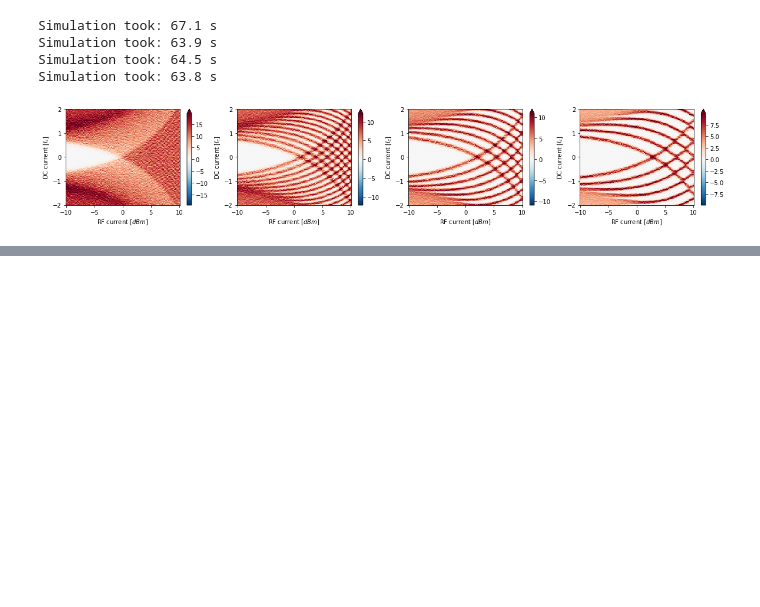
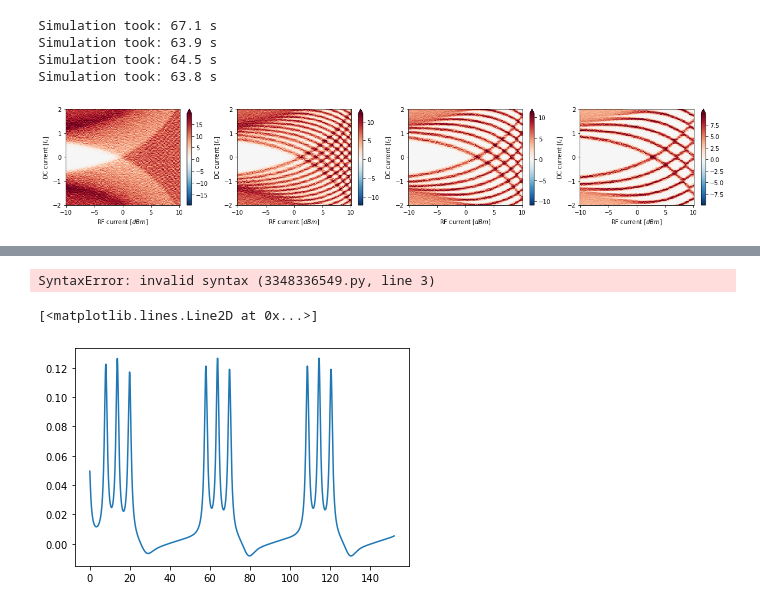
Before and after one commit to andreaiorio/RSJ-Simulator, a Jupyter notebook: RSJ Single junction.ipynb, the cells around one changed output, grey strips where cells are left out. Cells and saved outputs as stored; diff of their text form; code cells hidden in the pictures; blank space fills up the shorter version.

```diff
--- a/RSJ Single junction.ipynb
+++ b/RSJ Single junction.ipynb
@@ -221,0 +340,20 @@ for n in range(len(V)):
+# %%
+%load_ext Cython
+%%cython --pgo
+cimport numpy as np
+from libc.math cimport sin,pi
+
+cdef double CPR(double phi):
+    '''
+        Current-phase relationship for the junction. Normally sinusoidal, can be other function for complex materials.
+    '''
+    return sin(phi)
+
+cpdef double Dphi(phi, double t, double i_dc, double i_ac, double f_rf):
+    '''
+        RSJ model
+    '''
+    dphi = -CPR(phi) + i_dc + i_ac * sin(2*pi*f_rf*t)
+    return dphi
+# %% [output]
+SyntaxError: invalid syntax (3348336549.py, line 3)
@@ -221,0 +452,8 @@ for n in range(len(V)):
+# %%
+jj = RSJ_JJ(0, 0.5, f_rf = 1.5e9, Rj = 500, Ic = 50e-9, sigma = 0., pts_period=pts_period, n_periods=n_periods)
+
+V, phi, t = jj.phase_evolution(1, 0.5, 0)
+plt.plot(t[0:n_periods_plot*pts_period],V[0:n_periods_plot*pts_period])
+# %% [output]
+[<matplotlib.lines.Line2D at 0x...>]
+[figure, added]
```
Also changed, not shown: parts of 4 cells of this notebook, 2 other files.
